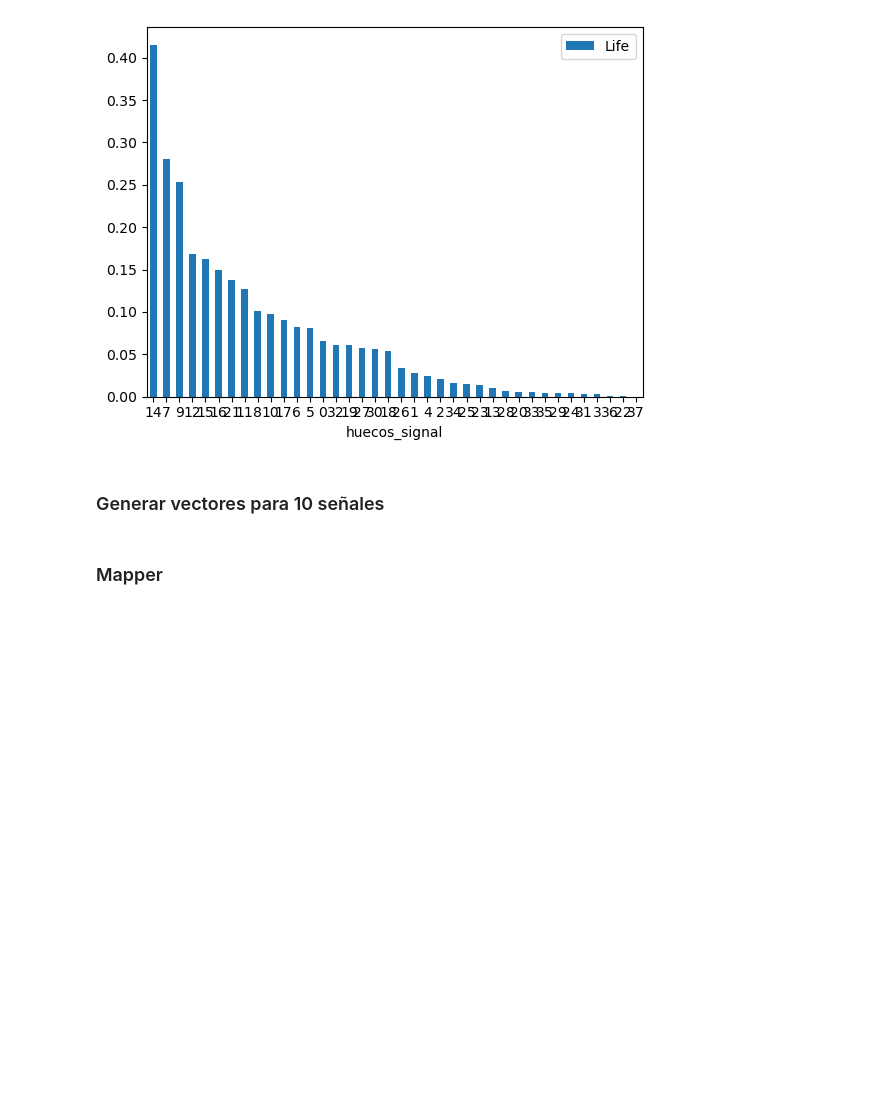
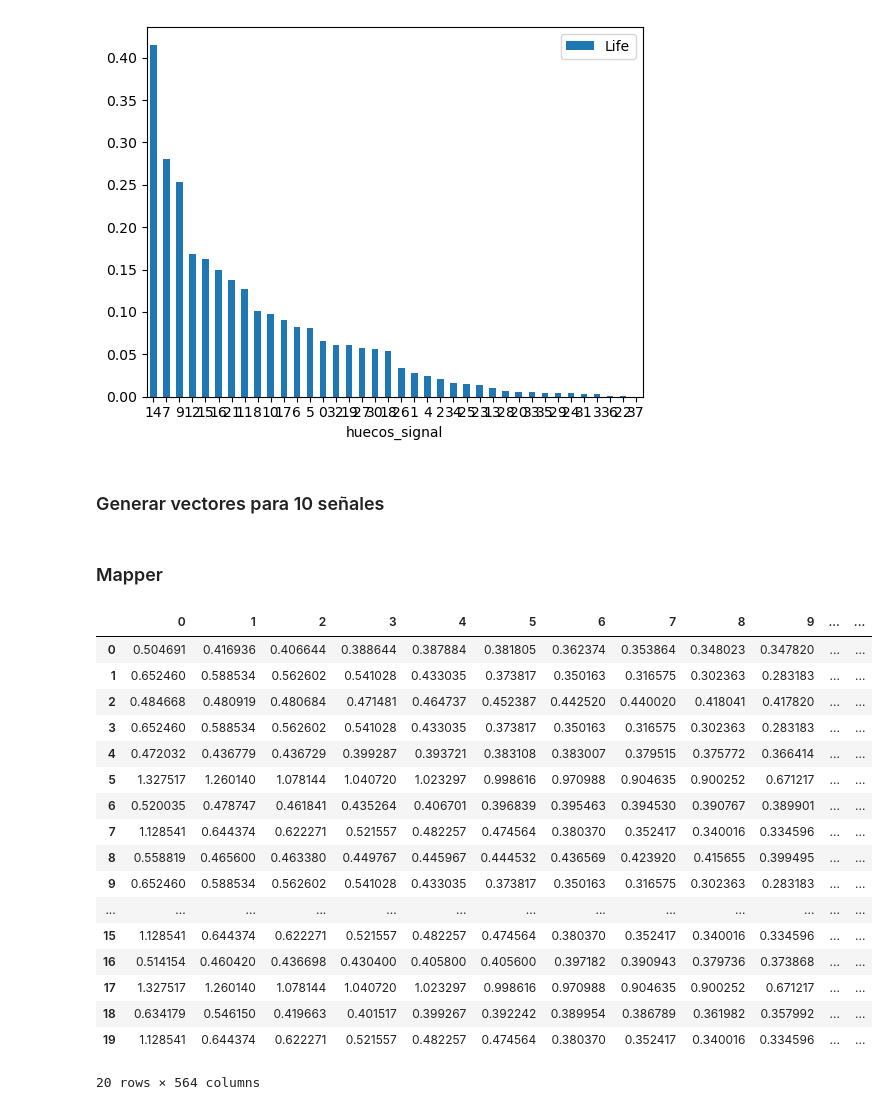
Before and after one commit to CastroMaster10/Detecting-Gravitional-Waves-Using-Topological-algorithms, a Jupyter notebook: main.ipynb, the cells around one changed output. Drawn from its saved outputs; the diff is of its cells as text; code cells hidden in the pictures; blank space fills up the shorter version.

Commit message:
Se generaron los vectores de persistencia en B_1 de las señales sintéticas creadas

```diff
--- a/main.ipynb
+++ b/main.ipynb
@@ -59,7 +59,7 @@ $$ s = g + \epsilon \frac{1}{R}\xi $$
 where $g$ is a gravitational wave signal from the reference set, $\xi$ is Gaussian noise, $\epsilon=10^{-19}$ scales the noise amplitude to the signal, and $R \in (0.075, 0.65)$ is a parameter that controls the signal-to-noise-ratio (SNR).
 # %%
 
-R = 0.65
+R = 0.4
 n_signals = 100
 DATA = Path("./data")
 
@@ -410,2 +493,25 @@ plt.show()
+# %%
+señales_sinteticas = generar_señales_(10)
 # %% [markdown]
 ### Mapper
+# %%
+pd.DataFrame(señales_sinteticas)
+# %% [output]
+|  | 0 | 1 | 2 | 3 | 4 | 5 | 6 | 7 | 8 | 9 | ... | ... |
+| 0 | 0.504691 | 0.416936 | 0.406644 | 0.388644 | 0.387884 | 0.381805 | 0.362374 | 0.353864 | 0.348023 | 0.347820 | ... | ... |
+| 1 | 0.652460 | 0.588534 | 0.562602 | 0.541028 | 0.433035 | 0.373817 | 0.350163 | 0.316575 | 0.302363 | 0.283183 | ... | ... |
+| 2 | 0.484668 | 0.480919 | 0.480684 | 0.471481 | 0.464737 | 0.452387 | 0.442520 | 0.440020 | 0.418041 | 0.417820 | ... | ... |
+| 3 | 0.652460 | 0.588534 | 0.562602 | 0.541028 | 0.433035 | 0.373817 | 0.350163 | 0.316575 | 0.302363 | 0.283183 | ... | ... |
+| 4 | 0.472032 | 0.436779 | 0.436729 | 0.399287 | 0.393721 | 0.383108 | 0.383007 | 0.379515 | 0.375772 | 0.366414 | ... | ... |
+| 5 | 1.327517 | 1.260140 | 1.078144 | 1.040720 | 1.023297 | 0.998616 | 0.970988 | 0.904635 | 0.900252 | 0.671217 | ... | ... |
+| 6 | 0.520035 | 0.478747 | 0.461841 | 0.435264 | 0.406701 | 0.396839 | 0.395463 | 0.394530 | 0.390767 | 0.389901 | ... | ... |
+| 7 | 1.128541 | 0.644374 | 0.622271 | 0.521557 | 0.482257 | 0.474564 | 0.380370 | 0.352417 | 0.340016 | 0.334596 | ... | ... |
+| 8 | 0.558819 | 0.465600 | 0.463380 | 0.449767 | 0.445967 | 0.444532 | 0.436569 | 0.423920 | 0.415655 | 0.399495 | ... | ... |
+| 9 | 0.652460 | 0.588534 | 0.562602 | 0.541028 | 0.433035 | 0.373817 | 0.350163 | 0.316575 | 0.302363 | 0.283183 | ... | ... |
+| ... | ... | ... | ... | ... | ... | ... | ... | ... | ... | ... | ... | ... |
+| 15 | 1.128541 | 0.644374 | 0.622271 | 0.521557 | 0.482257 | 0.474564 | 0.380370 | 0.352417 | 0.340016 | 0.334596 | ... | ... |
+| 16 | 0.514154 | 0.460420 | 0.436698 | 0.430400 | 0.405800 | 0.405600 | 0.397182 | 0.390943 | 0.379736 | 0.373868 | ... | ... |
+| 17 | 1.327517 | 1.260140 | 1.078144 | 1.040720 | 1.023297 | 0.998616 | 0.970988 | 0.904635 | 0.900252 | 0.671217 | ... | ... |
+| 18 | 0.634179 | 0.546150 | 0.419663 | 0.401517 | 0.399267 | 0.392242 | 0.389954 | 0.386789 | 0.361982 | 0.357992 | ... | ... |
+| 19 | 1.128541 | 0.644374 | 0.622271 | 0.521557 | 0.482257 | 0.474564 | 0.380370 | 0.352417 | 0.340016 | 0.334596 | ... | ... |
+20 rows × 564 columns
```
Also changed, not shown: parts of 2 cells of this notebook, 1 other file.
